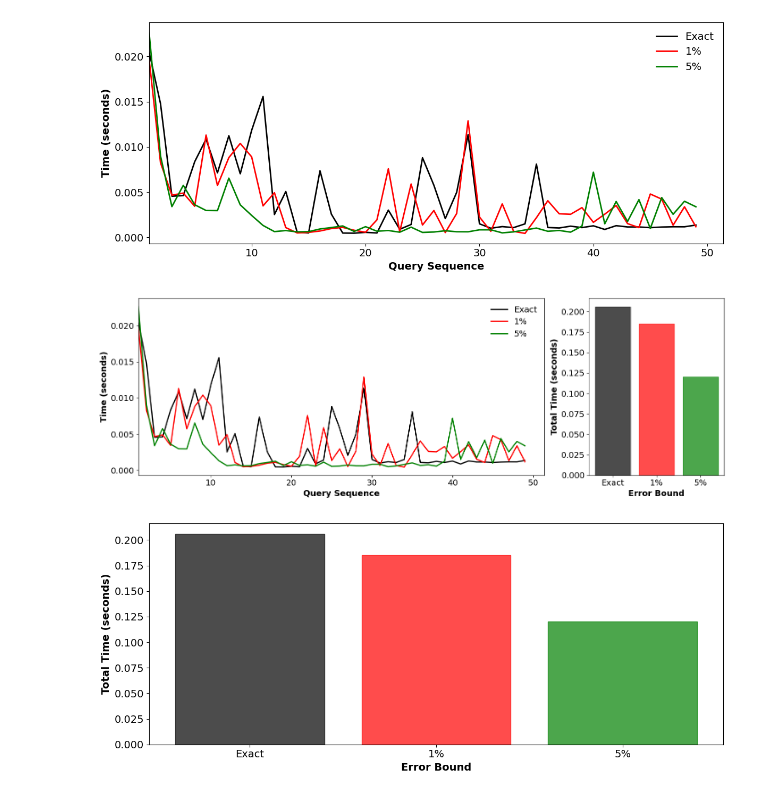
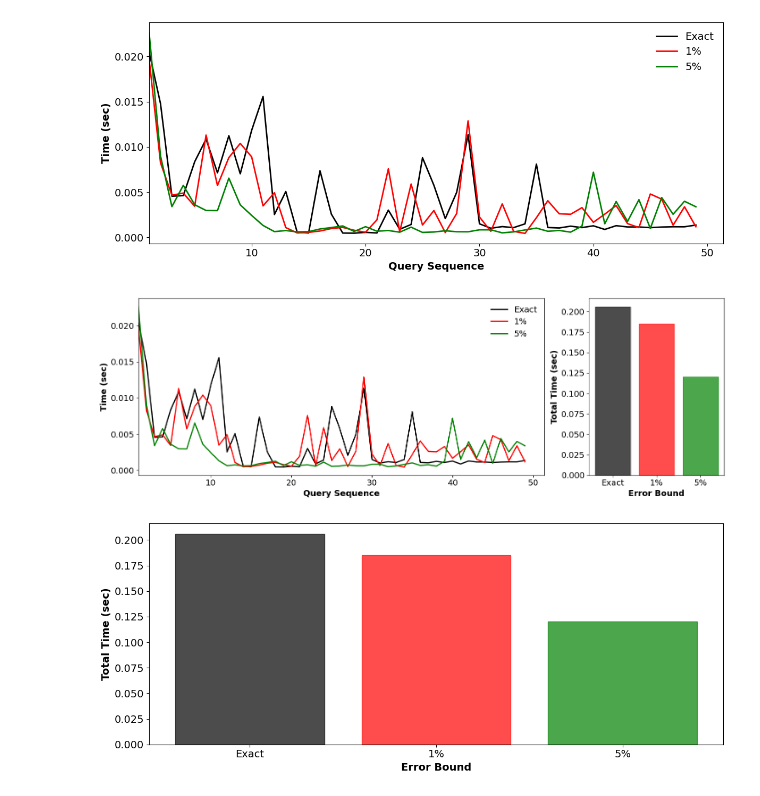
Before and after one commit to VisualFacts/rawvis-index, a Jupyter notebook: experiments/plot_creator.ipynb, the cells around one changed output. Saved outputs shown, nothing was run; the diff lists cells and outputs as text; code cells hidden in the pictures.

Commit message:
Changed experiment notebook, so charts are column invariant

```diff
--- a/experiments/plot_creator.ipynb
+++ b/experiments/plot_creator.ipynb
@@ -22,7 +22,7 @@ def load_experimental_data(directory):
     return pd.concat(all_data, ignore_index=True)
 # %%
 # Load the data
-directory='synth10/different_errors'
+directory='different_errors'
 df = load_experimental_data(directory)
 # %%
 # Function to plot the aggregated results
@@ -252,10 +246,10 @@ def plot_aggregated_error_per_time_bars_only(directory, include_initialization=F
     plt.tight_layout()
     plt.show()
 # %%
-plot_aggregated_error_per_time(directory)
-plot_aggregated_error_per_time_with_bars(directory, include_initialization=False)
-plot_aggregated_error_per_time_bars_only(directory, include_initialization=False)
+plot_aggregated_error_per_column(directory, 'Time (sec)')
+plot_aggregated_error_per_column_with_bars(directory, 'Time (sec)', include_initialization=False)
+plot_aggregated_error_per_column_bars_only(directory, 'Time (sec)', include_initialization=False)
 # %% [output]
-[figure, old version]
+[figure, new version]
-[figure, old version]
+[figure, new version]
-[figure, old version]
+[figure, new version]
```
Also changed, not shown: parts of 2 cells of this notebook.
